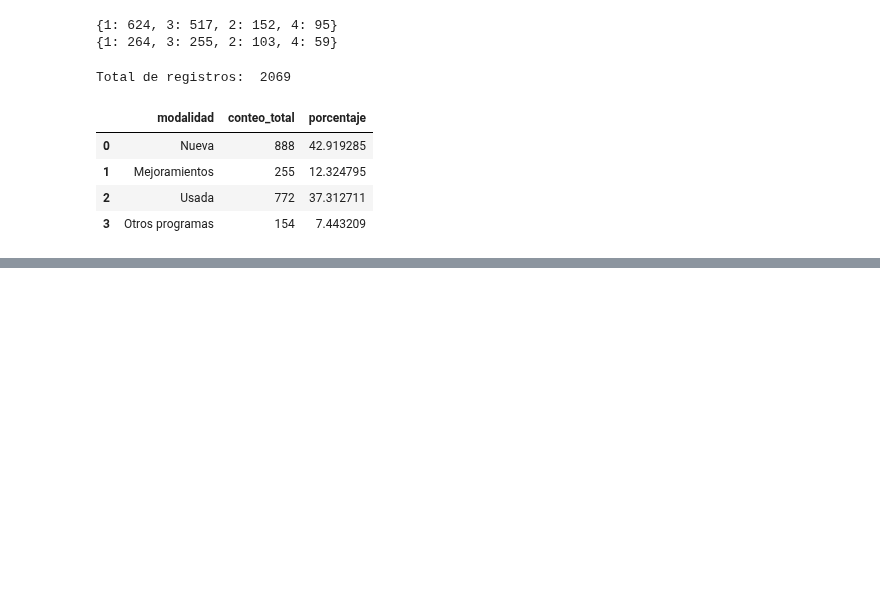
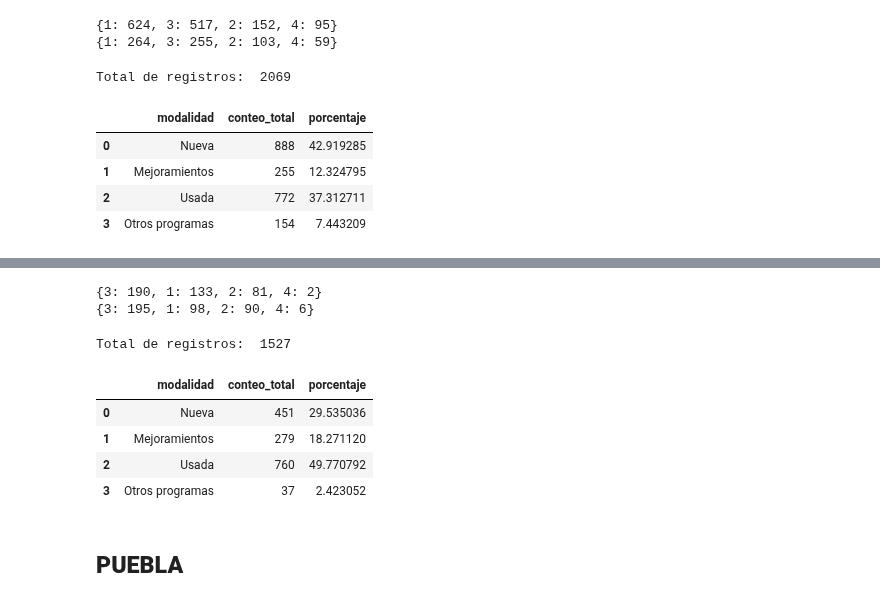
Before and after one commit to MiguelDWT4toCreativo/Datalpine, a Jupyter notebook: resources/jupyter/creditos.ipynb, the cells around one changed output, grey strips where cells are left out. Saved outputs shown, nothing was run; the diff lists cells and outputs as text; code cells hidden in the pictures; blank space fills up the shorter version.

```diff
--- a/resources/jupyter/creditos.ipynb
+++ b/resources/jupyter/creditos.ipynb
@@ -418,0 +418,7 @@ fig.show()
+# %%
+# Crea los DataFrames para cada archivo con las columnas necesarias
+credit_df_financiamientos_2019_tulancingo = df_financiamientos_2019_tulancingo[['modalidad']]
+credit_df_financiamientos_2020_tulancingo = df_financiamientos_2020_tulancingo[['modalidad']]
+credit_df_financiamientos_2021_tulancingo = df_financiamientos_2021_tulancingo[['modalidad']]
+credit_df_financiamientos_2022_tulancingo = df_financiamientos_2022_tulancingo[['modalidad']]
+credit_df_financiamientos_2023_tulancingo = df_financiamientos_2023_tulancingo[['modalidad']]
@@ -418,0 +462,36 @@ fig.show()
+# %%
+# Rectificar resultados
+d1 = credit_df_financiamientos_2019_tulancingo['modalidad'].value_counts().to_dict()
+d2 = credit_df_financiamientos_2020_tulancingo['modalidad'].value_counts().to_dict()
+d3 = credit_df_financiamientos_2021_tulancingo['modalidad'].value_counts().to_dict()
+d4 = credit_df_financiamientos_2022_tulancingo['modalidad'].value_counts().to_dict()
+d5 = credit_df_financiamientos_2023_tulancingo['modalidad'].value_counts().to_dict()
+print(d1)
+print(d2)
+# %% [output]
+{3: 190, 1: 133, 2: 81, 4: 2}
+{3: 195, 1: 98, 2: 90, 4: 6}
+# %%
+# Calcular el total de registros
+total_registros = conteo_total_df['conteo_total'].sum()
+# Calcular el porcentaje que representa cada modalidad del total
+conteo_total_df['porcentaje'] = (conteo_total_df['conteo_total'] / total_registros) * 100
+print("Total de registros: ", total_registros)
+
+# Crear un diccionario con el orden deseado
+orden_modalidades = {
+    1: 'Nueva',
+    2: 'Mejoramientos',
+    3: 'Usada',
+    4: 'Otros programas'
+}
+# Reindexar el DataFrame según el orden deseado
+conteo_total_df = conteo_total_df.set_index('modalidad').reindex(orden_modalidades.values()).reset_index()
+conteo_total_df
+# %% [output]
+Total de registros:  1527
+|  | modalidad | conteo_total | porcentaje |
+| 0 | Nueva | 451 | 29.535036 |
+| 1 | Mejoramientos | 279 | 18.271120 |
+| 2 | Usada | 760 | 49.770792 |
+| 3 | Otros programas | 37 | 2.423052 |
@@ -418,0 +537,2 @@ fig.show()
+# %% [markdown]
+## **PUEBLA**
```
Also changed, not shown: parts of 13 cells of this notebook, 4 other files.
